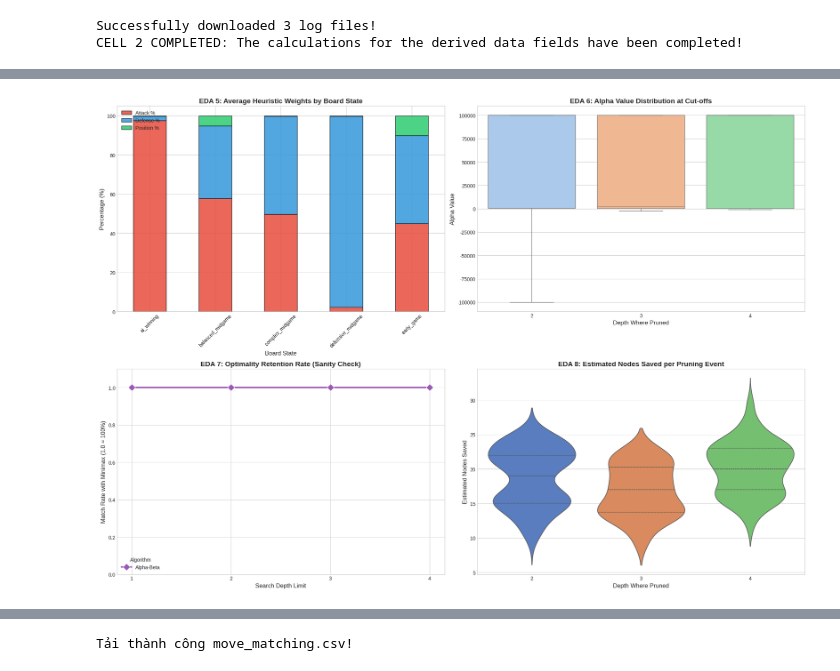
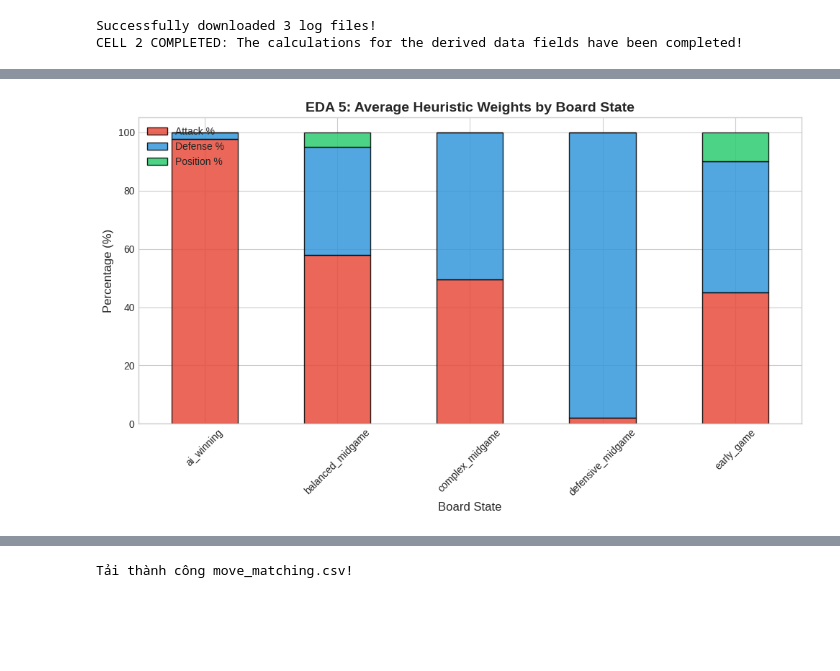
Before and after one commit to danny2708/23020512_23020548_23020523_CaroAI, a Jupyter notebook: source_code/Notebook/eda-for-caro-ai.ipynb, the cells around one changed output, grey strips where cells are left out. Drawn from its saved outputs; the diff is of its cells as text; code cells hidden in the pictures; blank space fills up the shorter version.

```diff
--- a/source_code/Notebook/eda-for-caro-ai.ipynb
+++ b/source_code/Notebook/eda-for-caro-ai.ipynb
@@ -124,84 +146,98 @@ CELL 3 COMPLETED: TIER 1 chart saved as TIER1_Core_Performance_EN.png
 # %%
 # ==========================================
-# CELL 4: TIER 2 - DIAGNOSTICS & AI BEHAVIOR
+# CELL 4: TIER 2 - DIAGNOSTICS & AI BEHAVIOR (TÁCH LẺ)
 # ==========================================
 import matplotlib.pyplot as plt
 import seaborn as sns
 import pandas as pd
 import numpy as np
 
-fig, axs = plt.subplots(2, 2, figsize=(20, 14))
-
 # ------------------------------------------------------------------------------
 # EDA 5: HEURISTIC COMPONENT BREAKDOWN (100% STACKED BAR)
 # ------------------------------------------------------------------------------
-# 1. Khai báo biến df_heu_state (Dòng này hôm trước bạn bị thiếu)
+plt.figure(figsize=(10, 6))
+
+# 1. Khai báo biến
 df_heu_state = pd.merge(df_heuristic, df_summary[['Test_ID', 'State_Name']], on='Test_ID')
-
 # 2. Tính trung bình điểm
 heu_avg = df_heu_state.groupby('State_Name')[['Score_Attack', 'Score_Defense', 'Position_Weight']].mean()
-
 # 3. Chuẩn hóa về tỷ lệ 100%
 heu_avg_pct = heu_avg.div(heu_avg.sum(axis=1), axis=0) * 100
 
-# 4. Vẽ biểu đồ
-heu_avg_pct.plot(kind='bar', stacked=True, ax=axs[0, 0],
+# 4. Vẽ biểu đồ (Lưu ý gán ax=plt.gca() để vẽ lên hình hiện tại)
+ax5 = plt.gca()
+heu_avg_pct.plot(kind='bar', stacked=True, ax=ax5,
                  color=['#e74c3c', '#3498db', '#2ecc71'], edgecolor='black', alpha=0.85)
 
-axs[0, 0].set_title('EDA 5: Average Heuristic Weights by Board State', fontsize=14, fontweight='bold')
-axs[0, 0].set_xlabel('Board State', fontsize=12)
-axs[0, 0].set_ylabel('Percentage (%)', fontsize=12)
-axs[0, 0].tick_params(axis='x', rotation=45)
-axs[0, 0].legend(['Attack %', 'Defense %', 'Position %'], loc='upper left')
+plt.title('EDA 5: Average Heuristic Weights by Board State', fontsize=14, fontweight='bold')
+plt.xlabel('Board State', fontsize=12)
+plt.ylabel('Percentage (%)', fontsize=12)
+plt.xticks(rotation=45)
+plt.legend(['Attack %', 'Defense %', 'Position %'], loc='upper left')
+
+plt.tight_layout()
+plt.savefig('EDA5_Heuristic_Breakdown.png', dpi=300, bbox_inches='tight')
+plt.show()
 
 # ------------------------------------------------------------------------------
 # EDA 6: ALPHA VALUE DISTRIBUTION AT PRUNING POINTS (BOXPLOT)
 # ------------------------------------------------------------------------------
+plt.figure(figsize=(10, 6))
+
 sns.boxplot(data=df_pruning, x='Depth_Where_Pruned', y='Alpha_Value',
-            hue='Depth_Where_Pruned', ax=axs[0, 1], palette="pastel", legend=False)
+            hue='Depth_Where_Pruned', palette="pastel", legend=False)
 
-axs[0, 1].set_title('EDA 6: Alpha Value Distribution at Cut-offs', fontsize=14, fontweight='bold')
-axs[0, 1].set_xlabel('Depth Where Pruned', fontsize=12)
-axs[0, 1].set_ylabel('Alpha Value', fontsize=12)
+plt.title('EDA 6: Alpha Value Distribution at Cut-offs', fontsize=14, fontweight='bold')
+plt.xlabel('Depth Where Pruned', fontsize=12)
+plt.ylabel('Alpha Value', fontsize=12)
+
+plt.tight_layout()
+plt.savefig('EDA6_Alpha_Distribution.png', dpi=300, bbox_inches='tight')
+plt.show()
 
 # ------------------------------------------------------------------------------
 # EDA 7: OPTIMALITY RETENTION RATE (SANITY CHECK)
 # ------------------------------------------------------------------------------
+plt.figure(figsize=(10, 6))
+
 df_mm_truth = df_summary[df_summary['Algorithm'] == 'Minimax'][['State_Name', 'Depth_Limit', 'Best_Move_X', 'Best_Move_Y']]
 df_ab_test = df_summary[df_summary['Algorithm'] != 'Minimax'].copy()
 
 df_opt = pd.merge(df_ab_test, df_mm_truth, on=['State_Name', 'Depth_Limit'], suffixes=('', '_Truth'))
 df_opt['Is_Optimal'] = ((df_opt['Best_Move_X'] == df_opt['Best_Move_X_Truth']) &
                         (df_opt['Best_Move_Y'] == df_opt['Best_Move_Y_Truth'])).astype(float)
 
 opt_rate = df_opt.groupby(['Algorithm', 'Depth_Limit'])['Is_Optimal'].mean().reset_index()
 
 sns.lineplot(data=opt_rate, x='Depth_Limit', y='Is_Optimal', hue='Algorithm',
-             marker='D', markersize=10, linewidth=3, ax=axs[1, 0], palette=['#9b59b6'])
+             marker='D', markersize=10, linewidth=3, palette=['#9b59b6'])
 
-axs[1, 0].set_title('EDA 7: Optimality Retention Rate (Sanity Check)', fontsize=14, fontweight='bold')
-axs[1, 0].set_xlabel('Search Depth Limit', fontsize=12)
-axs[1, 0].set_ylabel('Match Rate with Minimax (1.0 = 100%)', fontsize=12)
-axs[1, 0].set_ylim(0, 1.1)
-axs[1, 0].set_xticks(sorted(df_summary['Depth_Limit'].unique()))
+plt.title('EDA 7: Optimality Retention Rate (Sanity Check)', fontsize=14, fontweight='bold')
+plt.xlabel('Search Depth Limit', fontsize=12)
+plt.ylabel('Match Rate with Minimax (1.0 = 100%)', fontsize=12)
+plt.ylim(0, 1.1)
+plt.xticks(sorted(df_summary['Depth_Limit'].unique()))
+
+plt.tight_layout()
+plt.savefig('EDA7_Optimality_Retention.png', dpi=300, bbox_inches='tight')
+plt.show()
 
 # ------------------------------------------------------------------------------
 # EDA 8: PRUNED NODES VOLUME VS DEPTH (VIOLIN PLOT)
 # ------------------------------------------------------------------------------
+plt.figure(figsize=(10, 6))
+
 sns.violinplot(data=df_pruning, x='Depth_Where_Pruned', y='Nodes_Pruned_Estimate',
-               hue='Depth_Where_Pruned', ax=axs[1, 1], palette="muted", inner="quartile", legend=False)
+               hue='Depth_Where_Pruned', palette="muted", inner="quartile", legend=False)
 
-axs[1, 1].set_title('EDA 8: Estimated Nodes Saved per Pruning Event', fontsize=14, fontweight='bold')
-axs[1, 1].set_xlabel('Depth Where Pruned', fontsize=12)
-axs[1, 1].set_ylabel('Estimated Nodes Saved', fontsize=12)
+plt.title('EDA 8: Estimated Nodes Saved per Pruning Event', fontsize=14, fontweight='bold')
+plt.xlabel('Depth Where Pruned', fontsize=12)
+plt.ylabel('Estimated Nodes Saved', fontsize=12)
 
-# ------------------------------------------------------------------------------
-# XUẤT ẢNH VÀ HIỂN THỊ
-# ------------------------------------------------------------------------------
 plt.tight_layout()
-plt.savefig('TIER2_AI_Diagnostics_EN.png', dpi=300, bbox_inches='tight')
+plt.savefig('EDA8_Pruned_Nodes_Volume.png', dpi=300, bbox_inches='tight')
 plt.show()
 
-print("CELL 4 COMPLETED: TIER 2 chart saved as TIER2_AI_Diagnostics_EN.png")
+print("CELL 4 COMPLETED: Four separate image files have been successfully exported!")
 # %% [output]
-[figure, old version]
+[figure, new version]
```
Also changed, not shown: parts of 3 cells of this notebook.
